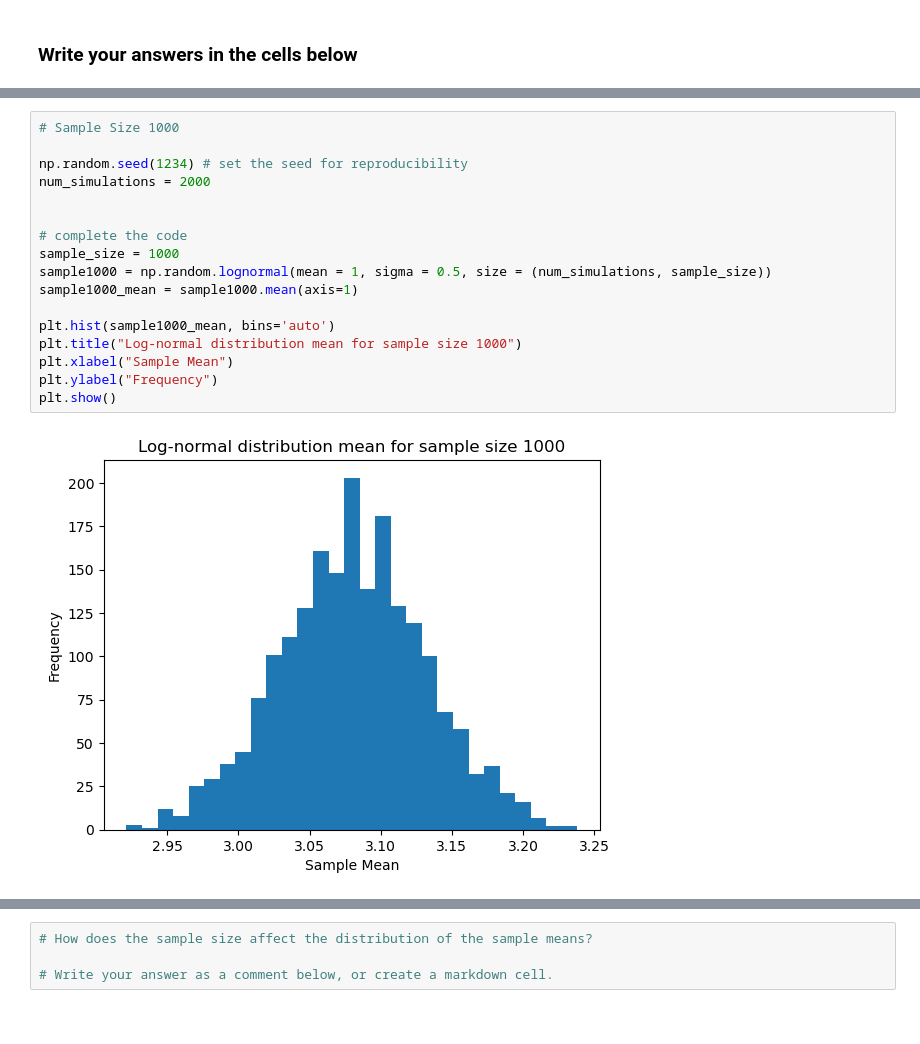
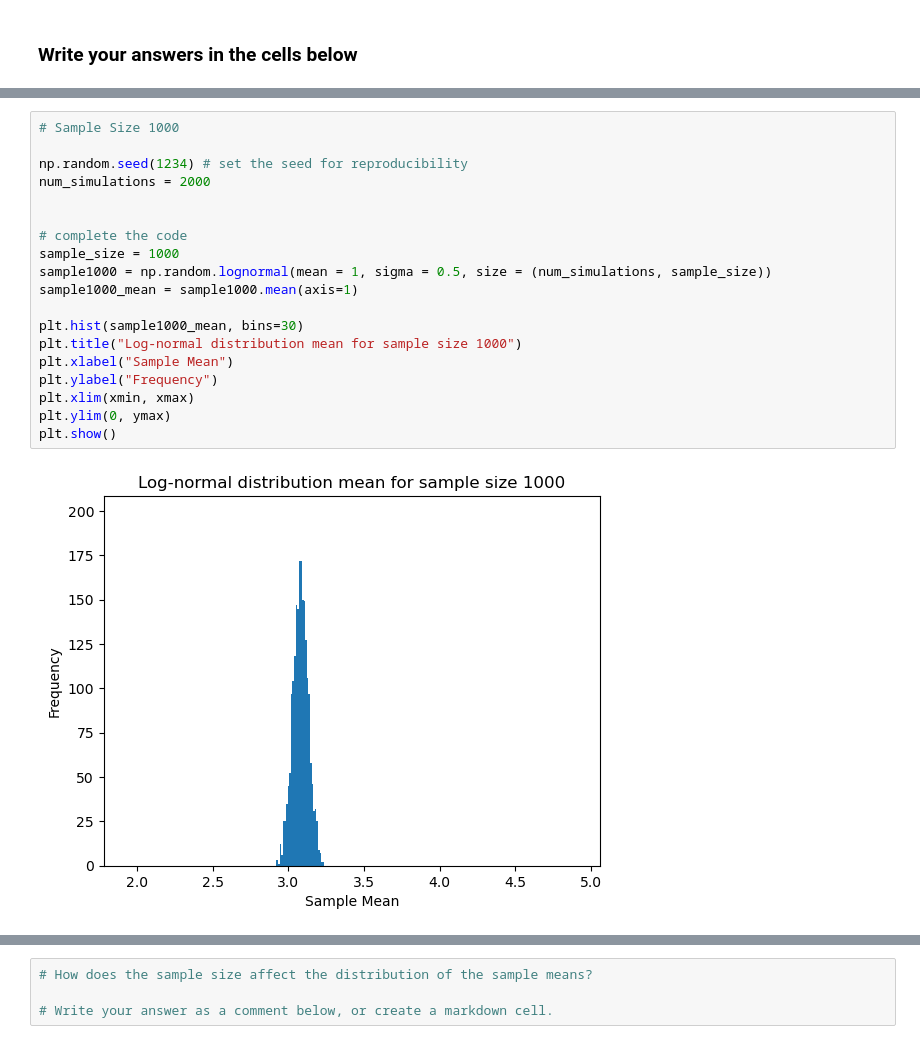
Before and after one commit to czu621/qtm151fall2025, a Jupyter notebook: Assignments/assignment_4/Assignment4.ipynb, the cells around one changed output, grey strips where cells are left out. Cells and saved outputs as stored; diff of their text form.

```diff
--- a/Assignments/assignment_4/Assignment4.ipynb
+++ b/Assignments/assignment_4/Assignment4.ipynb
@@ -223,19 +227,21 @@ plt.show()
 # %%
 # Sample Size 1000
 
 np.random.seed(1234) # set the seed for reproducibility
 num_simulations = 2000
 
 
 # complete the code
 sample_size = 1000
 sample1000 = np.random.lognormal(mean = 1, sigma = 0.5, size = (num_simulations, sample_size))
 sample1000_mean = sample1000.mean(axis=1)
 
-plt.hist(sample1000_mean, bins='auto')
+plt.hist(sample1000_mean, bins=30)
 plt.title("Log-normal distribution mean for sample size 1000")
 plt.xlabel("Sample Mean")
 plt.ylabel("Frequency")
+plt.xlim(xmin, xmax)
+plt.ylim(0, ymax)
 plt.show()
 # %% [output]
-[figure, old version]
+[figure, new version]
```
Also changed, not shown: parts of 5 cells of this notebook.
